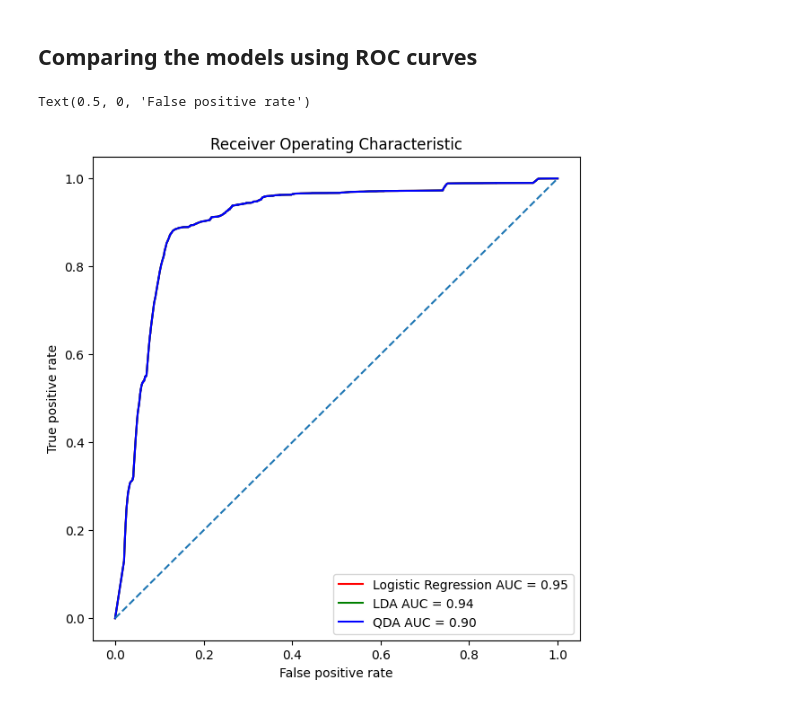
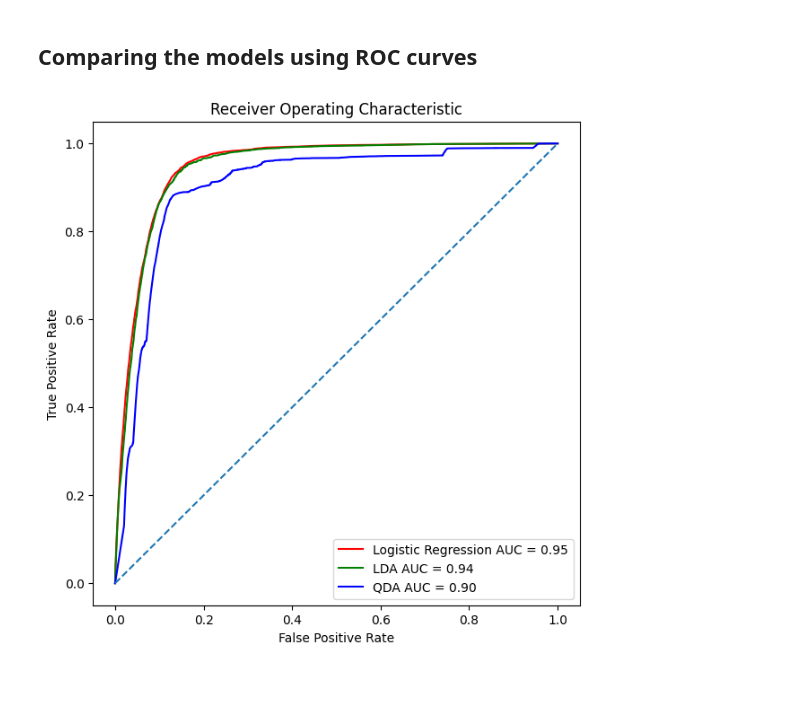
Before and after one commit to Jessie-mx-zhang/Covid-19, a Jupyter notebook: Covid.ipynb, the cells around one changed output. Drawn from its saved outputs; the diff is of its cells as text; code cells hidden in the pictures.

```diff
--- a/Covid.ipynb
+++ b/Covid.ipynb
@@ -341,17 +391,45 @@ plot_roc(roc_auc_qda)
 # %% [markdown]
 ## Comparing the models using ROC curves
 # %%
-# overlay all ROC curves
+X_train, X_test, y_train, y_test = train_test_split(X, y, test_size=0.2, random_state=97)
+
+
+logistic_reg = LogisticRegression(max_iter=1000)
+lda = LinearDiscriminantAnalysis()
+qda = QuadraticDiscriminantAnalysis()
+
+
+logistic_reg.fit(X_train, y_train.ravel())
+lda.fit(X_train, y_train.ravel())
+qda.fit(X_train, y_train.ravel())
+
+
+y_prob_log = logistic_reg.predict_proba(X_test)[:,1]
+y_prob_lda = lda.predict_proba(X_test)[:,1]
+y_prob_qda = qda.predict_proba(X_test)[:,1]
+
+
+fpr_log, tpr_log, _ = roc_curve(y_test, y_prob_log)
+roc_auc_log = auc(fpr_log, tpr_log)
+
+fpr_lda, tpr_lda, _ = roc_curve(y_test, y_prob_lda)
+roc_auc_lda = auc(fpr_lda, tpr_lda)
+
+fpr_qda, tpr_qda, _ = roc_curve(y_test, y_prob_qda)
+roc_auc_qda = auc(fpr_qda, tpr_qda)
+
+
 plt.figure(figsize=(7,7))
 plt.title('Receiver Operating Characteristic')
-plt.plot(false_positive_rate, true_positive_rate, color='red', label='Logistic Regression AUC = %0.2f' % roc_auc)
-plt.plot(false_positive_rate, true_positive_rate, color='green', label='LDA AUC = %0.2f' % roc_auc_lda)
-plt.plot(false_positive_rate, true_positive_rate, color='blue', label='QDA AUC = %0.2f' % roc_auc_qda)
+plt.plot(fpr_log, tpr_log, color='red', label=f'Logistic Regression AUC = {roc_auc_log:.2f}')
+plt.plot(fpr_lda, tpr_lda, color='green', label=f'LDA AUC = {roc_auc_lda:.2f}')
+plt.plot(fpr_qda, tpr_qda, color='blue', label=f'QDA AUC = {roc_auc_qda:.2f}')
+
 plt.legend(loc='lower right')
 plt.plot([0, 1], [0, 1], linestyle='--')
 plt.axis('tight')
-plt.ylabel('True positive rate')
-plt.xlabel('False positive rate')
+plt.ylabel('True Positive Rate')
+plt.xlabel('False Positive Rate')
+plt.show()
 # %% [output]
-Text(0.5, 0, 'False positive rate')
-[figure, old version]
+[figure, new version]
```
Also changed, not shown: parts of 9 cells of this notebook.
